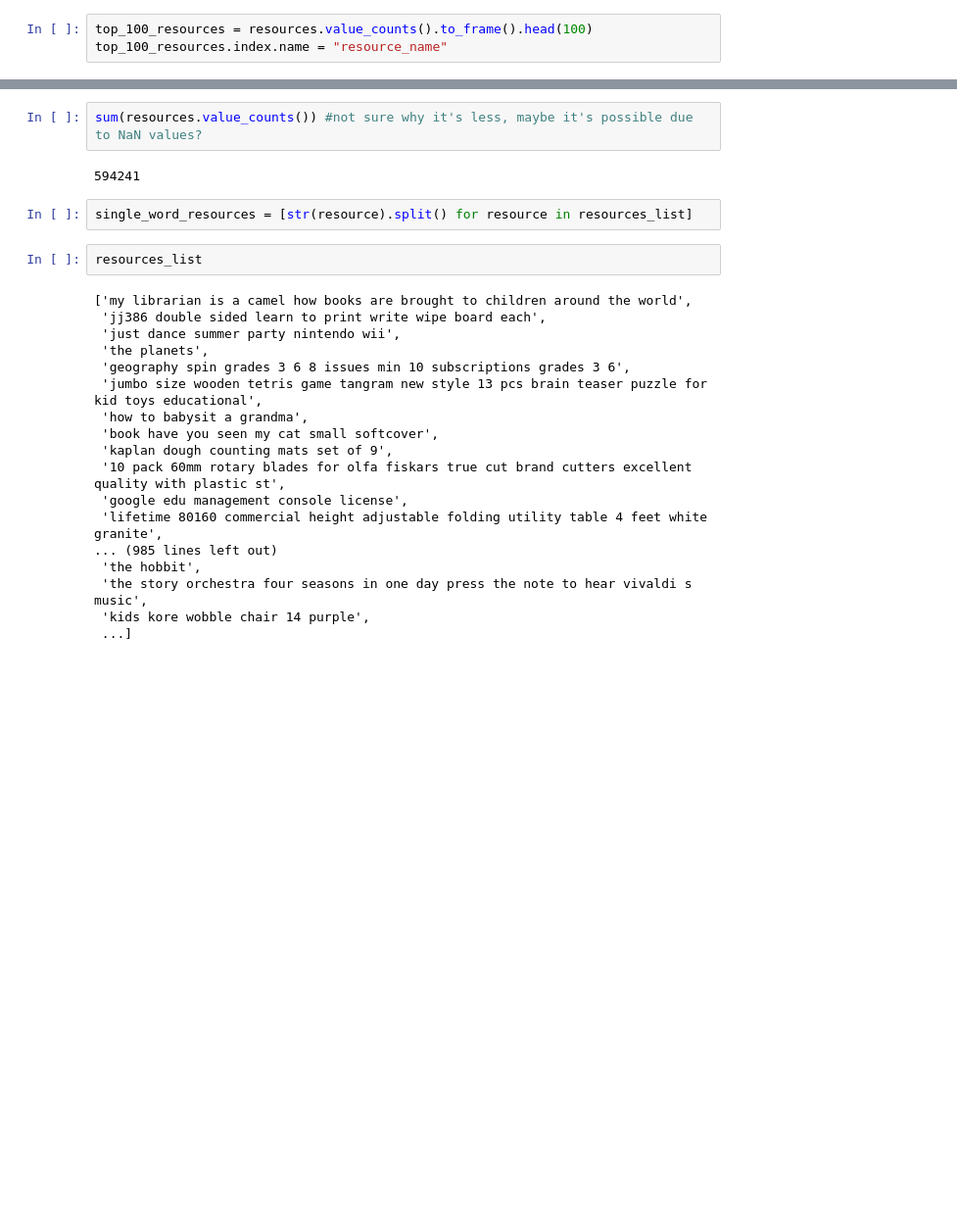
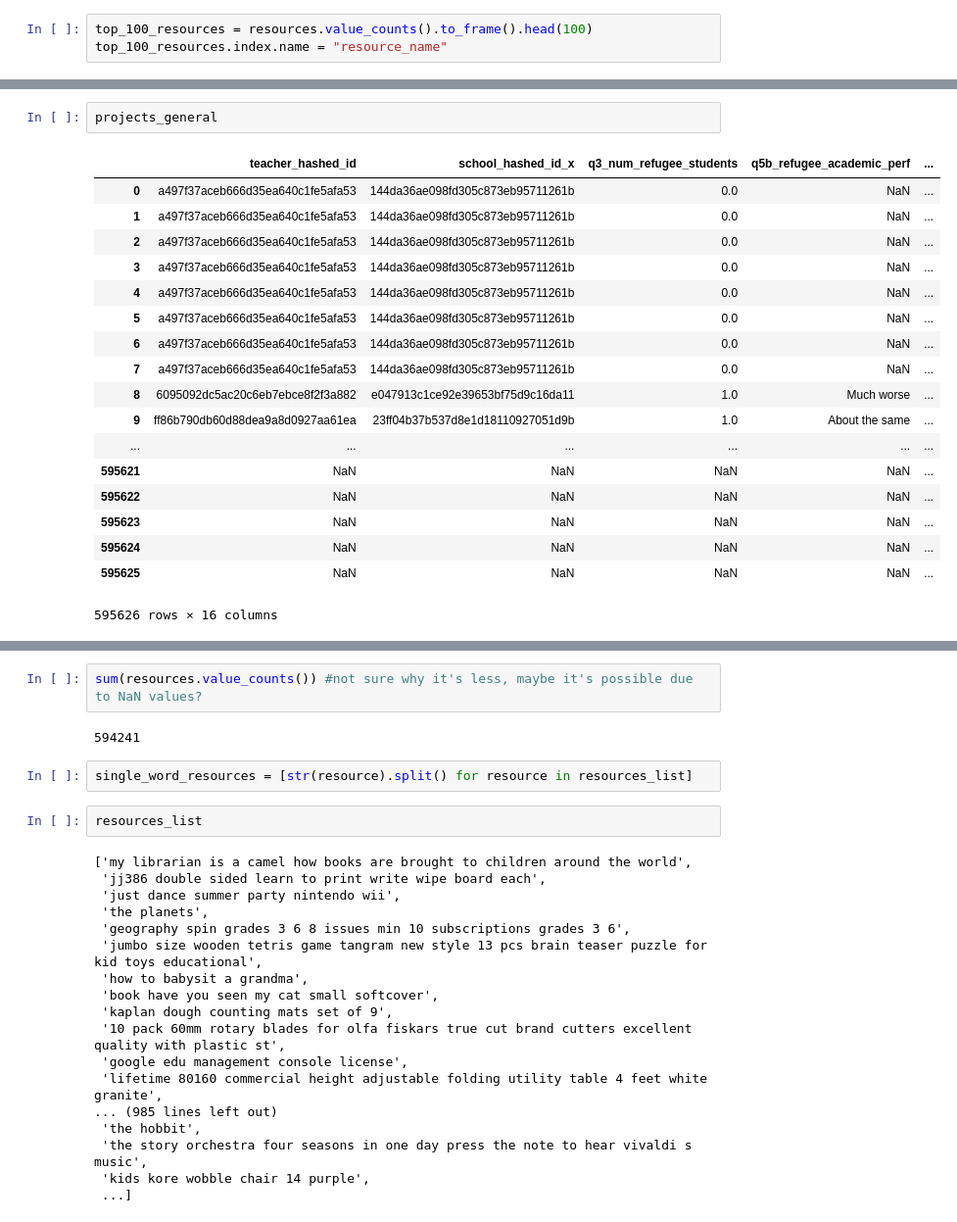
Before and after one commit to USA4UNHCR/DonorsChoose.org-Challenge, a Jupyter notebook: your_work/angela_task_3/refugee_projects_sample.ipynb, the cells around one changed output, grey strips where cells are left out. Shown at 98% size. Drawn from its saved outputs; the diff is of its cells as text; blank space fills up the shorter version.

```diff
--- a/your_work/angela_task_3/refugee_projects_sample.ipynb
+++ b/your_work/angela_task_3/refugee_projects_sample.ipynb
@@ -109,0 +106,21 @@ top_100_resources.rename(columns = {"resource_name": "count"})
+# %%
+projects_general
+# %% [output]
+|  | teacher_hashed_id | school_hashed_id_x | q3_num_refugee_students | q5b_refugee_academic_perf | ... |
+| 0 | a497f37aceb666d35ea640c1fe5afa53 | 144da36ae098fd305c873eb95711261b | 0.0 | NaN | ... |
+| 1 | a497f37aceb666d35ea640c1fe5afa53 | 144da36ae098fd305c873eb95711261b | 0.0 | NaN | ... |
+| 2 | a497f37aceb666d35ea640c1fe5afa53 | 144da36ae098fd305c873eb95711261b | 0.0 | NaN | ... |
+| 3 | a497f37aceb666d35ea640c1fe5afa53 | 144da36ae098fd305c873eb95711261b | 0.0 | NaN | ... |
+| 4 | a497f37aceb666d35ea640c1fe5afa53 | 144da36ae098fd305c873eb95711261b | 0.0 | NaN | ... |
+| 5 | a497f37aceb666d35ea640c1fe5afa53 | 144da36ae098fd305c873eb95711261b | 0.0 | NaN | ... |
+| 6 | a497f37aceb666d35ea640c1fe5afa53 | 144da36ae098fd305c873eb95711261b | 0.0 | NaN | ... |
+| 7 | a497f37aceb666d35ea640c1fe5afa53 | 144da36ae098fd305c873eb95711261b | 0.0 | NaN | ... |
+| 8 | 6095092dc5ac20c6eb7ebce8f2f3a882 | e047913c1ce92e39653bf75d9c16da11 | 1.0 | Much worse | ... |
+| 9 | ff86b790db60d88dea9a8d0927aa61ea | 23ff04b37b537d8e1d18110927051d9b | 1.0 | About the same | ... |
+| ... | ... | ... | ... | ... | ... |
+| 595621 | NaN | NaN | NaN | NaN | ... |
+| 595622 | NaN | NaN | NaN | NaN | ... |
+| 595623 | NaN | NaN | NaN | NaN | ... |
+| 595624 | NaN | NaN | NaN | NaN | ... |
+| 595625 | NaN | NaN | NaN | NaN | ... |
+595626 rows × 16 columns
```
Also changed, not shown: parts of 6 cells of this notebook.
